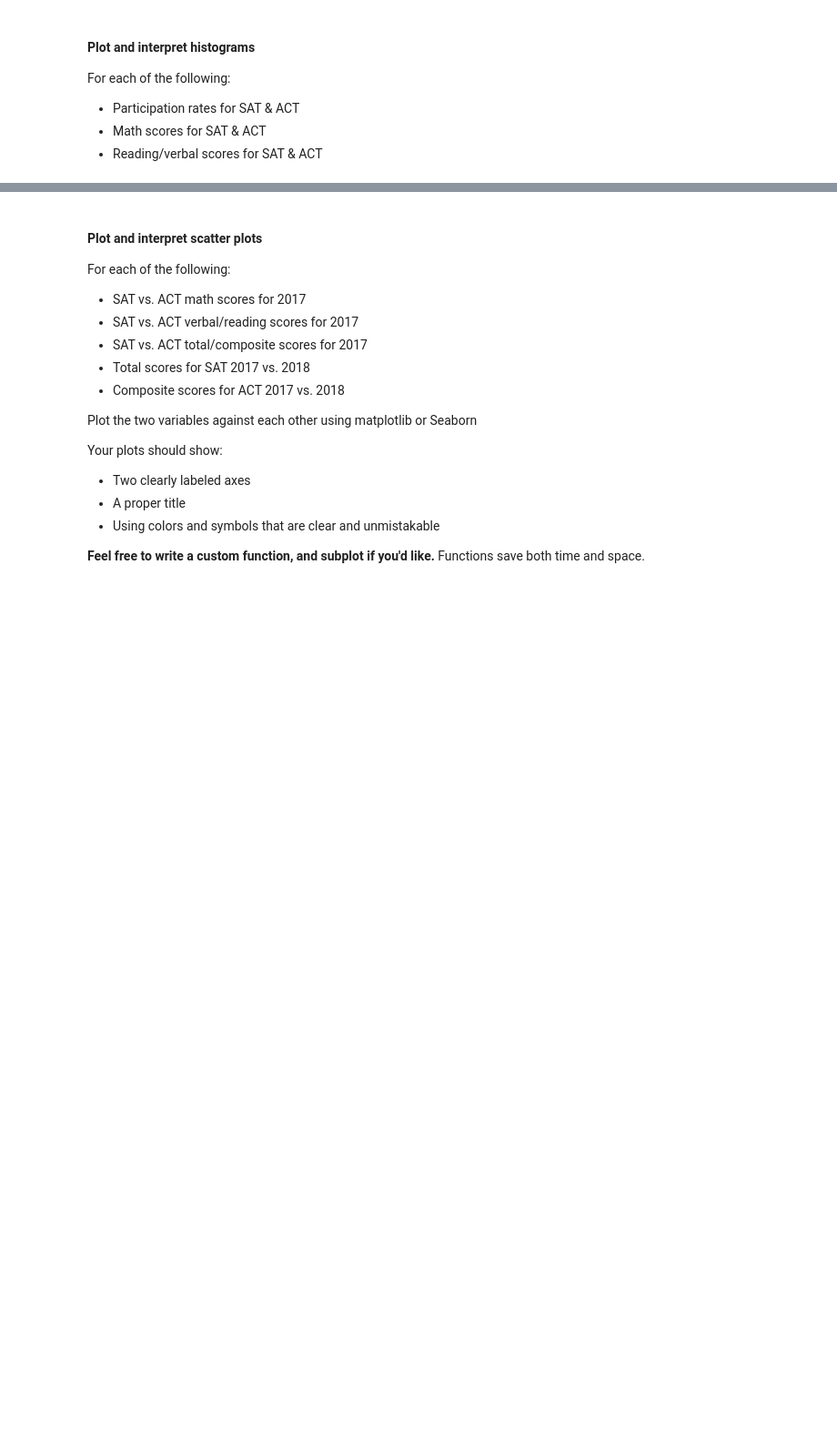
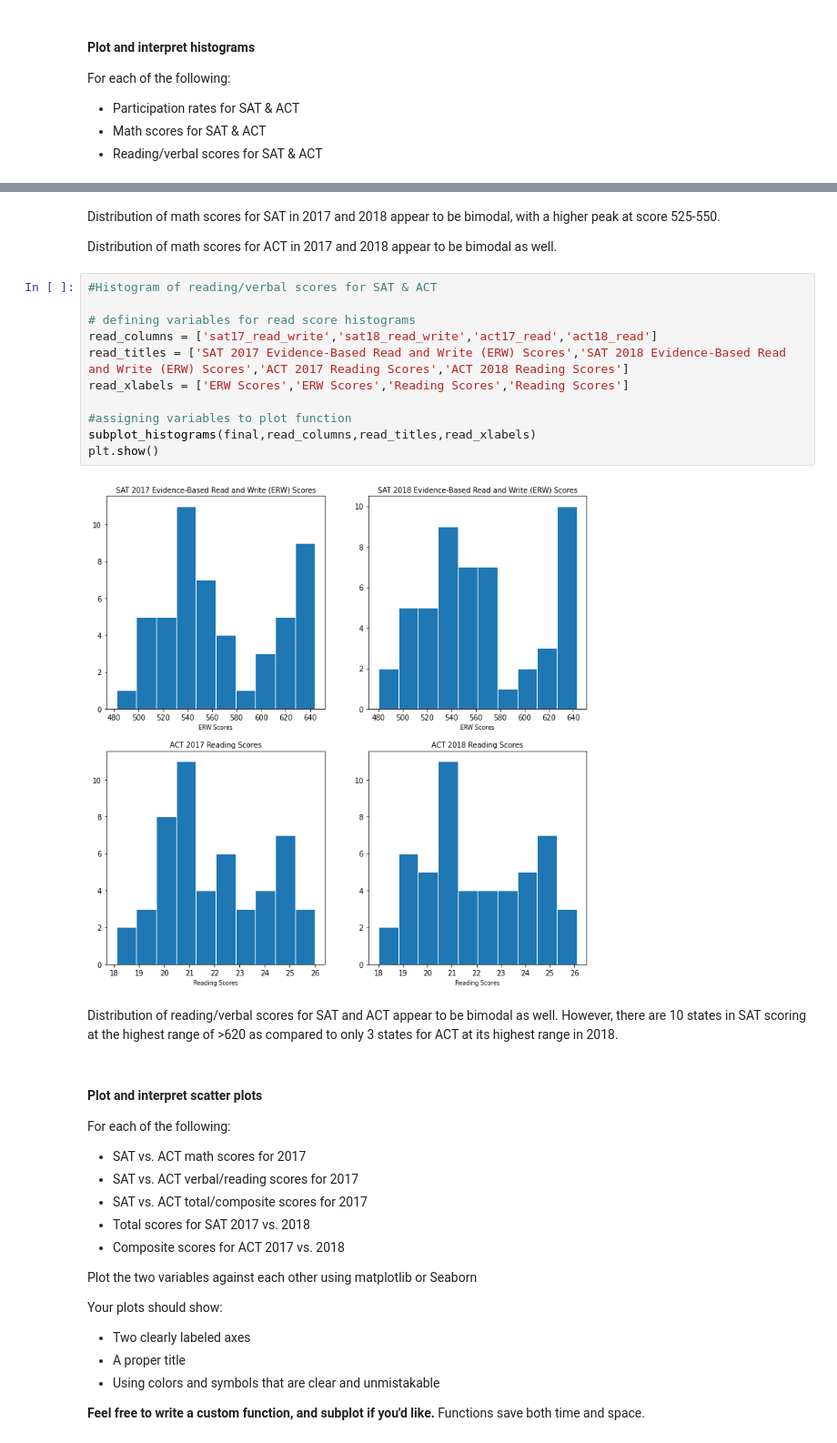
Before and after one commit to ohmung/DSIprojects, a Jupyter notebook: project_1/code/starter-code_updated.ipynb, the cells around one changed output, grey strips where cells are left out. Shown at 91% size. Drawn from its saved outputs; the diff is of its cells as text; blank space fills up the shorter version.

```diff
--- a/project_1/code/starter-code_updated.ipynb
+++ b/project_1/code/starter-code_updated.ipynb
@@ -780,3 +903,22 @@ For each of the following:
+# %% [markdown]
+Distribution of math scores for SAT in 2017 and 2018 appear to be bimodal, with a higher peak at score 525-550.
+
+Distribution of math scores for ACT in 2017 and 2018 appear to be bimodal as well.
+# %%
+#Histogram of reading/verbal scores for SAT & ACT
+
+# defining variables for read score histograms
+read_columns = ['sat17_read_write','sat18_read_write','act17_read','act18_read']
+read_titles = ['SAT 2017 Evidence-Based Read and Write (ERW) Scores','SAT 2018 Evidence-Based Read and Write (ERW) Scores','ACT 2017 Reading Scores','ACT 2018 Reading Scores']
+read_xlabels = ['ERW Scores','ERW Scores','Reading Scores','Reading Scores']
+
+#assigning variables to plot function
+subplot_histograms(final,read_columns,read_titles,read_xlabels)
+plt.show()
+# %% [output]
+[figure, added]
+# %% [markdown]
+Distribution of reading/verbal scores for SAT and ACT appear to be bimodal as well. However, there are 10 states in SAT scoring at the highest range of >620 as compared to only 3 states for ACT at its highest range in 2018.
 # %% [markdown]
 #### Plot and interpret scatter plots
 
```
Also changed, not shown: parts of 93 cells of this notebook, 4 other files.
